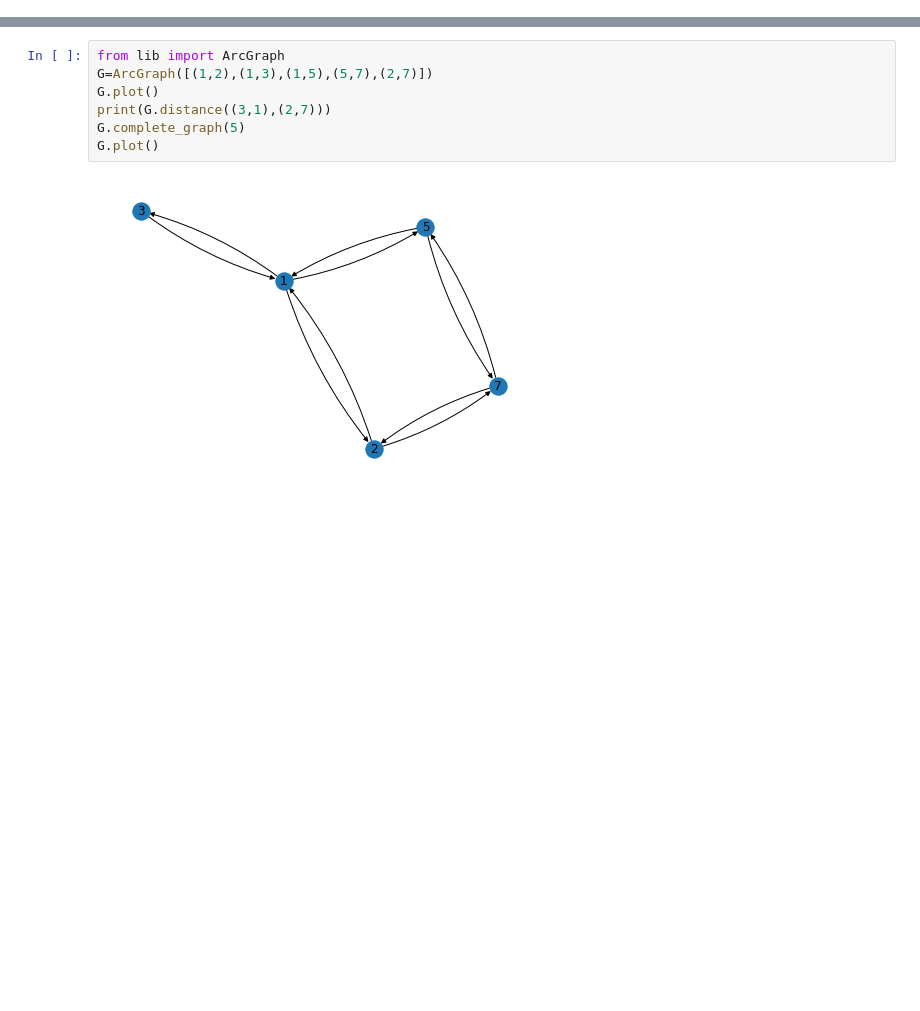
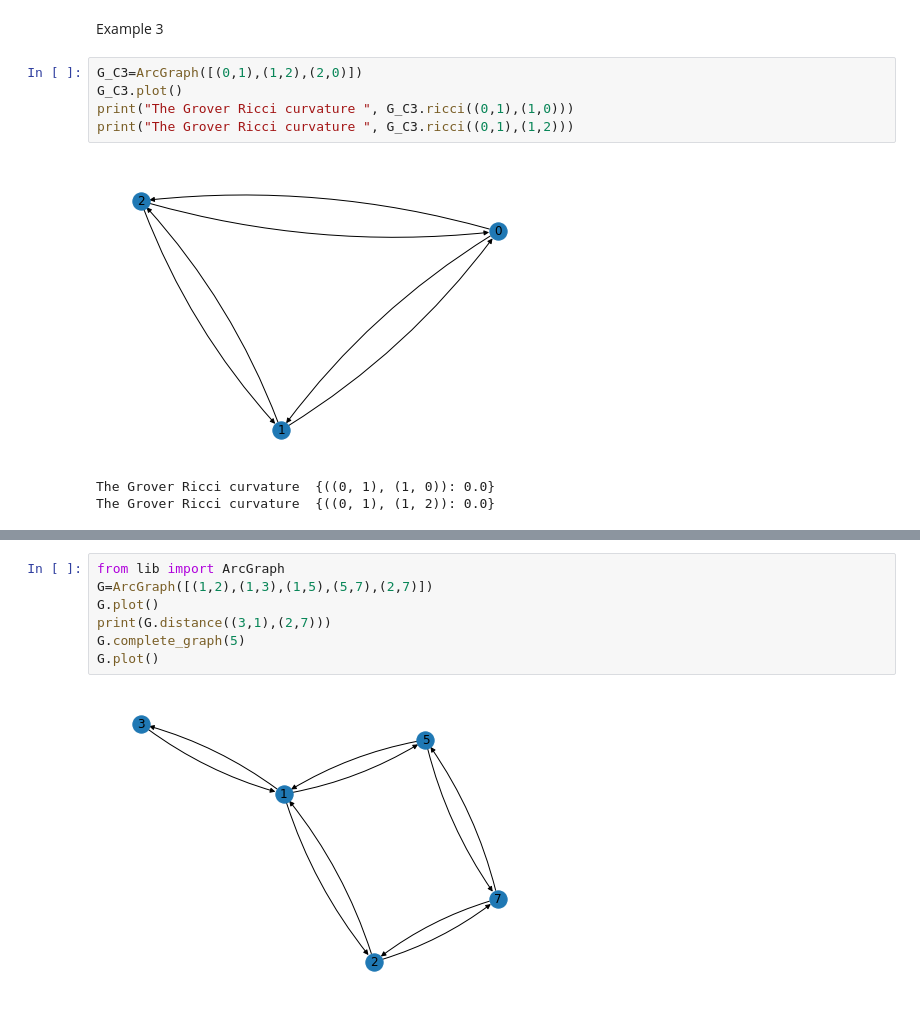
Before and after one commit to YasuakiFujitani/grover-geometry, a Jupyter notebook: main.ipynb, the cells around one changed output, grey strips where cells are left out. Drawn from its saved outputs; the diff is of its cells as text; blank space fills up the shorter version.

```diff
--- a/main.ipynb
+++ b/main.ipynb
@@ -0,0 +31,11 @@
+# %% [markdown]
+Example 3
+# %%
+G_C3=ArcGraph([(0,1),(1,2),(2,0)])
+G_C3.plot()
+print("The Grover Ricci curvature ", G_C3.ricci((0,1),(1,0)))
+print("The Grover Ricci curvature ", G_C3.ricci((0,1),(1,2)))
+# %% [output]
+[figure, added]
+The Grover Ricci curvature  {((0, 1), (1, 0)): 0.0}
+The Grover Ricci curvature  {((0, 1), (1, 2)): 0.0}
```
Also changed, not shown: parts of 29 cells of this notebook, 5 other files.
